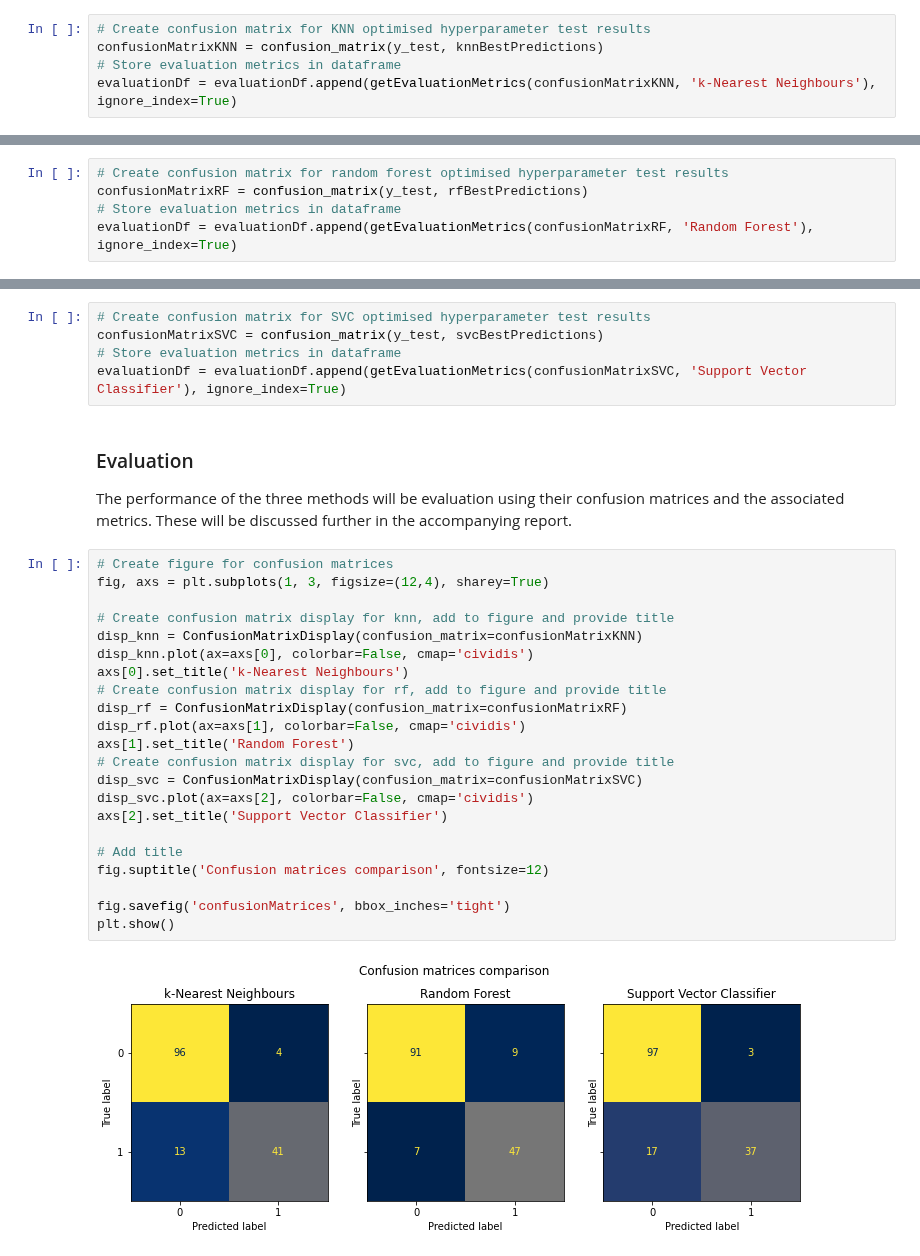
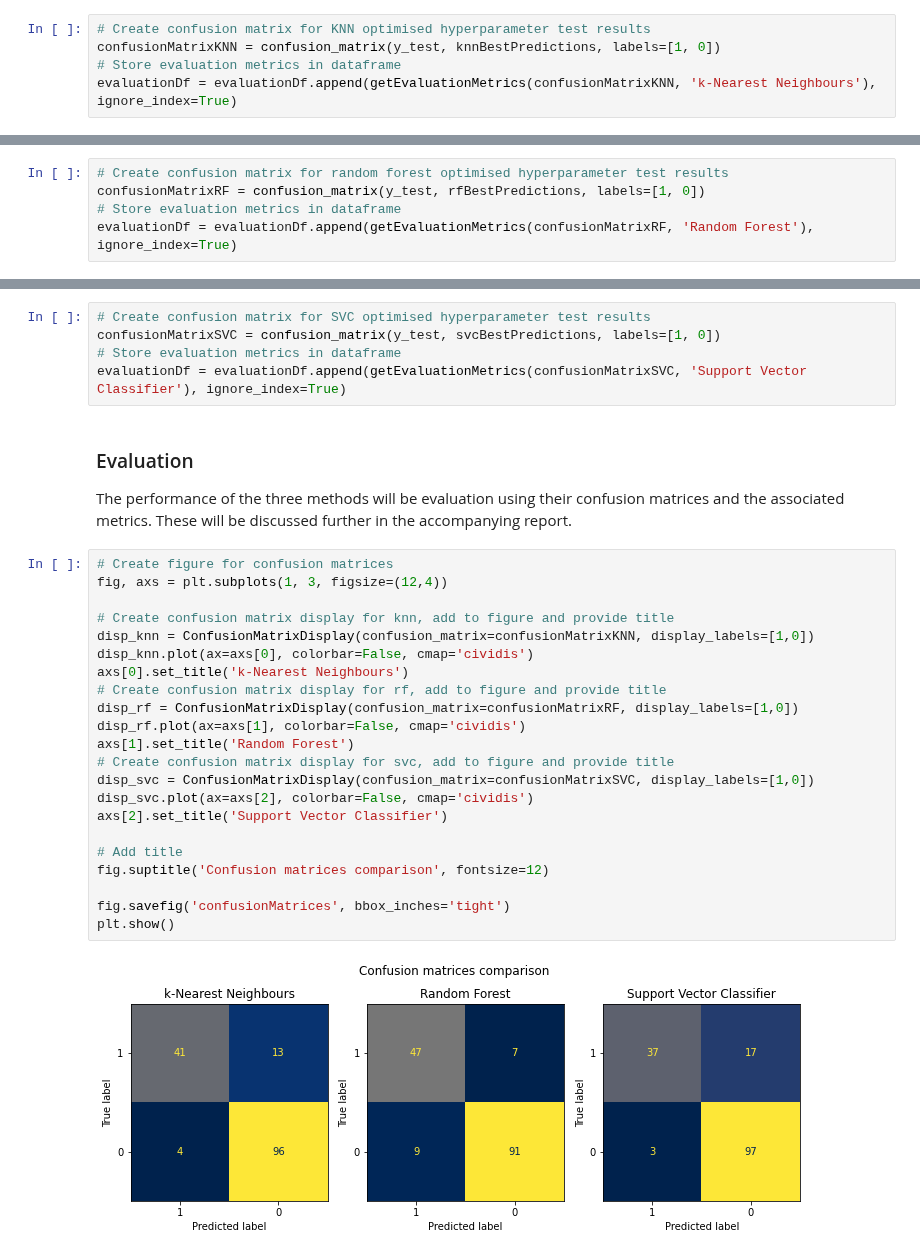
Before and after one commit to StephenTGibson/COMP527-colabNotebooks, a Jupyter notebook: COMP534-AppliedArtificialIntelligence/COMP534-CA1.ipynb, the cells around one changed output, grey strips where cells are left out. Cells and saved outputs as stored; diff of their text form.

Commit message:
Correct confusion matrix plots and metrics calc

```diff
--- a/COMP534-AppliedArtificialIntelligence/COMP534-CA1.ipynb
+++ b/COMP534-AppliedArtificialIntelligence/COMP534-CA1.ipynb
@@ -263,7 +263,7 @@ Optimised model test accuracy: 88.96%
 ##### Evaluation metrics
 # %%
 # Create confusion matrix for KNN optimised hyperparameter test results
-confusionMatrixKNN = confusion_matrix(y_test, knnBestPredictions)
+confusionMatrixKNN = confusion_matrix(y_test, knnBestPredictions, labels=[1, 0])
 # Store evaluation metrics in dataframe
 evaluationDf = evaluationDf.append(getEvaluationMetrics(confusionMatrixKNN, 'k-Nearest Neighbours'), ignore_index=True)
 # %% [markdown]
@@ -403,7 +403,7 @@ Optimised model test accuracy: 89.61%
 ##### Evaluation metrics
 # %%
 # Create confusion matrix for random forest optimised hyperparameter test results
-confusionMatrixRF = confusion_matrix(y_test, rfBestPredictions)
+confusionMatrixRF = confusion_matrix(y_test, rfBestPredictions, labels=[1, 0])
 # Store evaluation metrics in dataframe
 evaluationDf = evaluationDf.append(getEvaluationMetrics(confusionMatrixRF, 'Random Forest'), ignore_index=True)
 # %% [markdown]
@@ -549,7 +549,7 @@ Optimised model test accuracy: 87.01%
 ##### Evaluation metrics
 # %%
 # Create confusion matrix for SVC optimised hyperparameter test results
-confusionMatrixSVC = confusion_matrix(y_test, svcBestPredictions)
+confusionMatrixSVC = confusion_matrix(y_test, svcBestPredictions, labels=[1, 0])
 # Store evaluation metrics in dataframe
 evaluationDf = evaluationDf.append(getEvaluationMetrics(confusionMatrixSVC, 'Support Vector Classifier'), ignore_index=True)
 # %% [markdown]
@@ -557,28 +557,28 @@ evaluationDf = evaluationDf.append(getEvaluationMetrics(confusionMatrixSVC, 'Sup
 The performance of the three methods will be evaluation using their confusion matrices and the associated metrics. These will be discussed further in the accompanying report.
 # %%
 # Create figure for confusion matrices
-fig, axs = plt.subplots(1, 3, figsize=(12,4), sharey=True)
+fig, axs = plt.subplots(1, 3, figsize=(12,4))
 
 # Create confusion matrix display for knn, add to figure and provide title
-disp_knn = ConfusionMatrixDisplay(confusion_matrix=confusionMatrixKNN)
+disp_knn = ConfusionMatrixDisplay(confusion_matrix=confusionMatrixKNN, display_labels=[1,0])
 disp_knn.plot(ax=axs[0], colorbar=False, cmap='cividis')
 axs[0].set_title('k-Nearest Neighbours')
 # Create confusion matrix display for rf, add to figure and provide title
-disp_rf = ConfusionMatrixDisplay(confusion_matrix=confusionMatrixRF)
+disp_rf = ConfusionMatrixDisplay(confusion_matrix=confusionMatrixRF, display_labels=[1,0])
 disp_rf.plot(ax=axs[1], colorbar=False, cmap='cividis')
 axs[1].set_title('Random Forest')
 # Create confusion matrix display for svc, add to figure and provide title
-disp_svc = ConfusionMatrixDisplay(confusion_matrix=confusionMatrixSVC)
+disp_svc = ConfusionMatrixDisplay(confusion_matrix=confusionMatrixSVC, display_labels=[1,0])
 disp_svc.plot(ax=axs[2], colorbar=False, cmap='cividis')
 axs[2].set_title('Support Vector Classifier')
 
 # Add title
 fig.suptitle('Confusion matrices comparison', fontsize=12)
 
 fig.savefig('confusionMatrices', bbox_inches='tight')
 plt.show()
 # %% [output]
-[figure, old version]
+[figure, new version]
 # %%
 # Display evaluation metrics dataframe
 evaluationDf.set_index('Algorithm')
```
Also changed, not shown: parts of 2 cells of this notebook.
